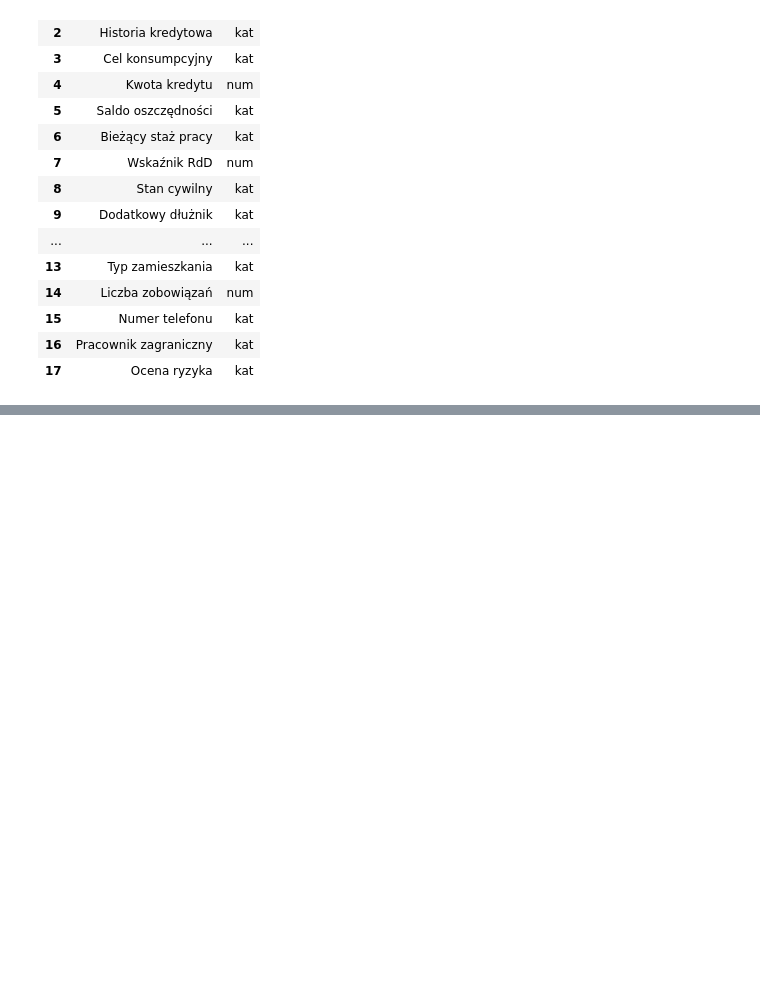
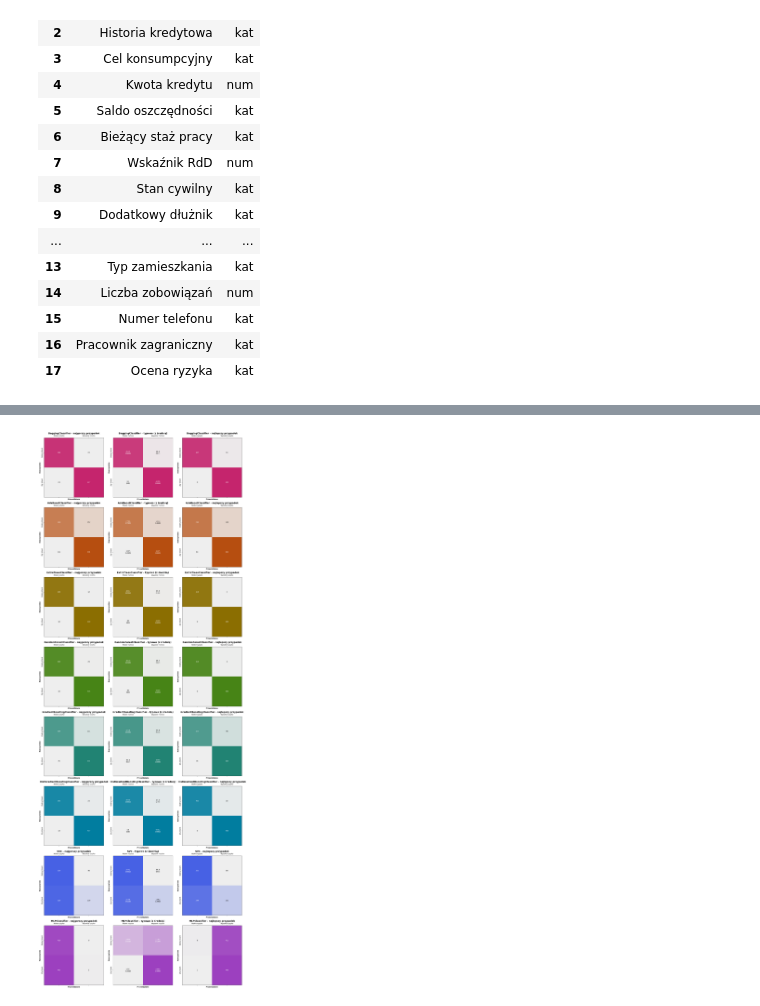
Before and after one commit to ScheiBig/Analiza-Danych, a Jupyter notebook: projekt_241204.ipynb, the cells around one changed output, grey strips where cells are left out. Drawn from its saved outputs; the diff is of its cells as text; code cells hidden in the pictures; blank space fills up the shorter version.

```diff
--- a/projekt_241204.ipynb
+++ b/projekt_241204.ipynb
@@ -735,0 +1135,4 @@ con_mat(test_model['out'], rfc_out, ld)
+# %%
+con_mat()
+# %% [output]
+[figure, added]
```
Also changed, not shown: parts of 78 cells of this notebook.
